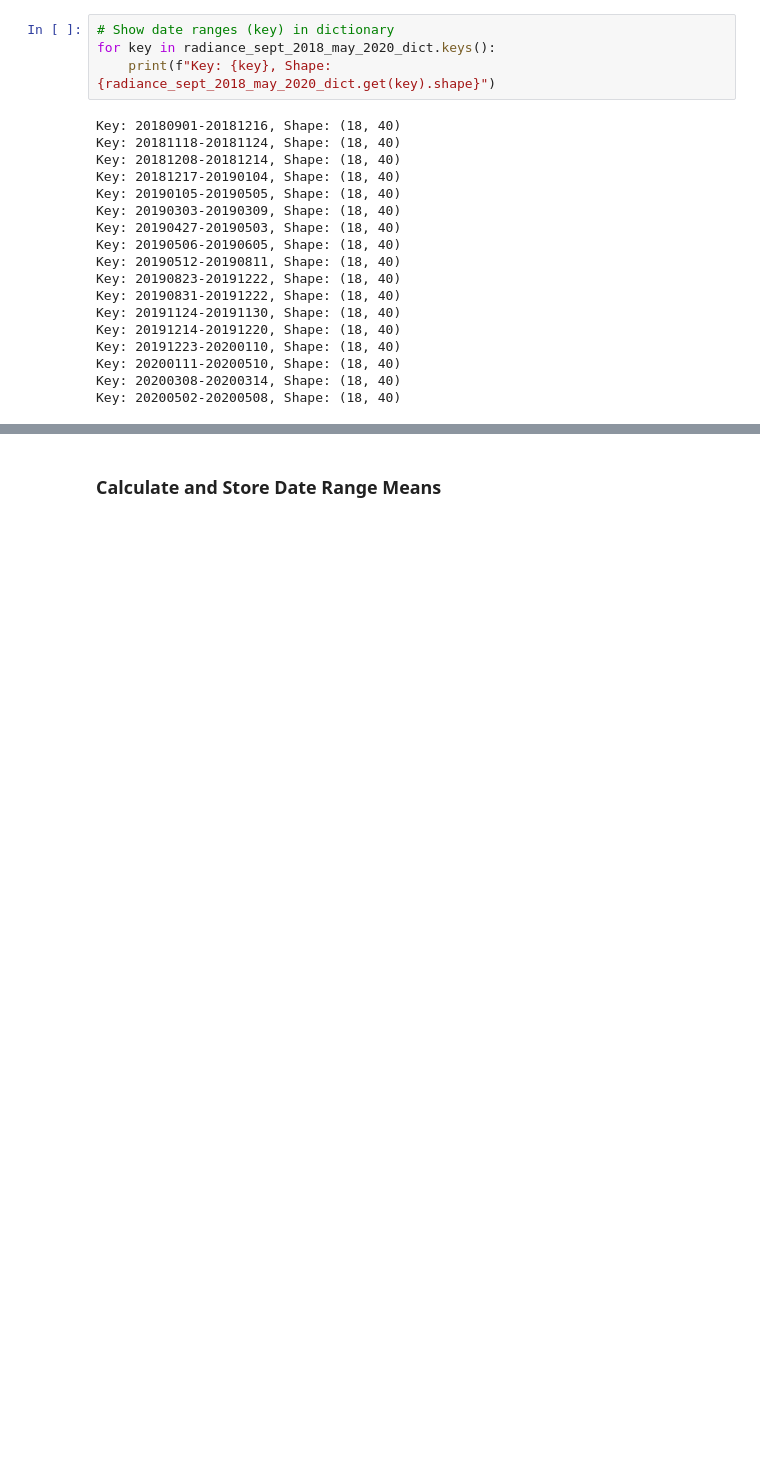
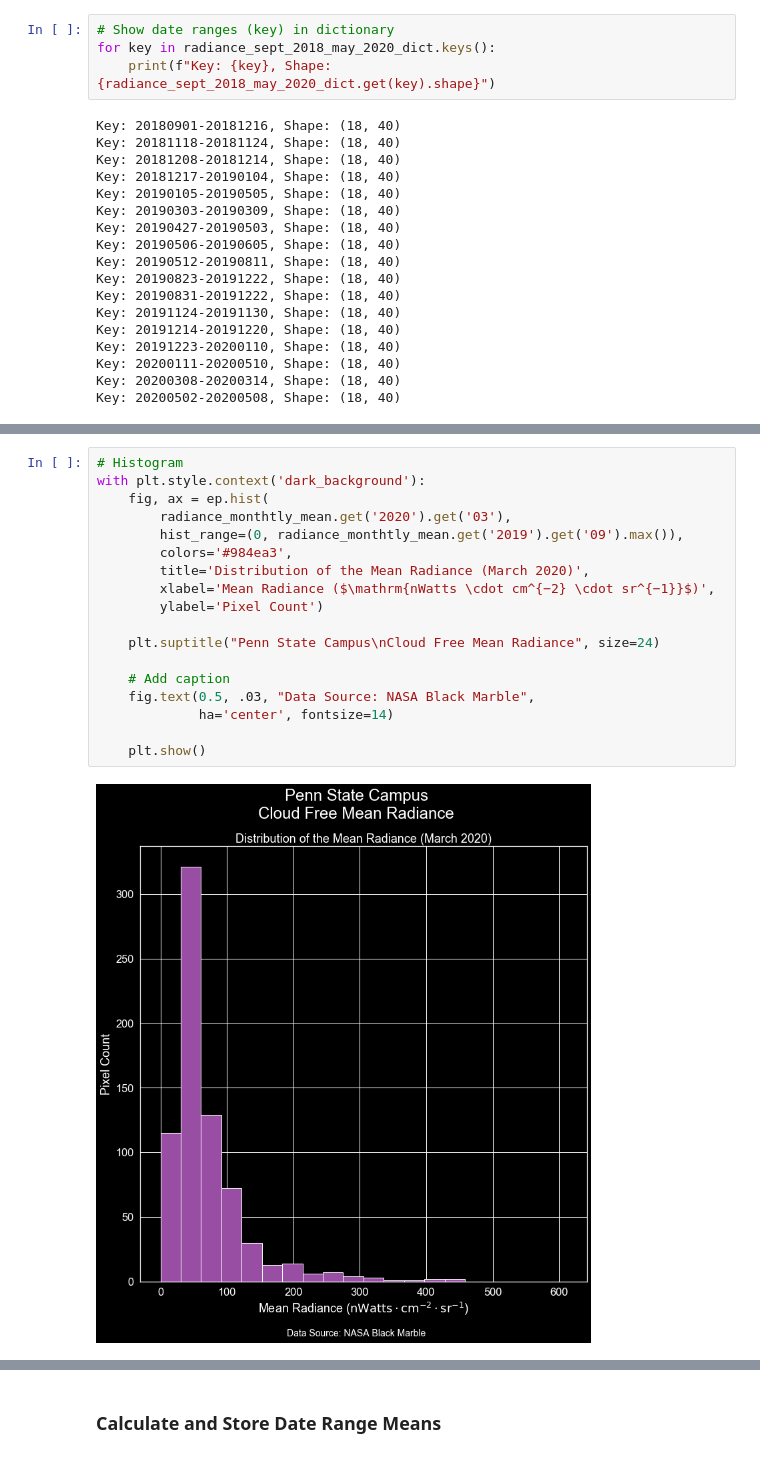
Before and after one commit to calekochenour/remote-sensing-fusion, a Jupyter notebook: 01-code-scripts/penn-state-black-marble-radiance-monthly-means.ipynb, the cells around one changed output, grey strips where cells are left out. Drawn from its saved outputs; the diff is of its cells as text; blank space fills up the shorter version.

```diff
--- a/01-code-scripts/penn-state-black-marble-radiance-monthly-means.ipynb
+++ b/01-code-scripts/penn-state-black-marble-radiance-monthly-means.ipynb
@@ -902,0 +820,20 @@ dict_keys(['20190901-20190930', '20191001-20191031', '20191101-20191130', '20191
+# %%
+# Histogram
+with plt.style.context('dark_background'):
+    fig, ax = ep.hist(
+        radiance_monthtly_mean.get('2020').get('03'),
+        hist_range=(0, radiance_monthtly_mean.get('2019').get('09').max()),
+        colors='#984ea3',
+        title='Distribution of the Mean Radiance (March 2020)',
+        xlabel='Mean Radiance ($\mathrm{nWatts \cdot cm^{−2} \cdot sr^{−1}}$)',
+        ylabel='Pixel Count')
+
+    plt.suptitle("Penn State Campus\nCloud Free Mean Radiance", size=24)
+
+    # Add caption
+    fig.text(0.5, .03, "Data Source: NASA Black Marble",
+             ha='center', fontsize=14)
+
+    plt.show()
+# %% [output]
+[figure, added]
```
Also changed, not shown: parts of 132 cells of this notebook, 1 other file.
